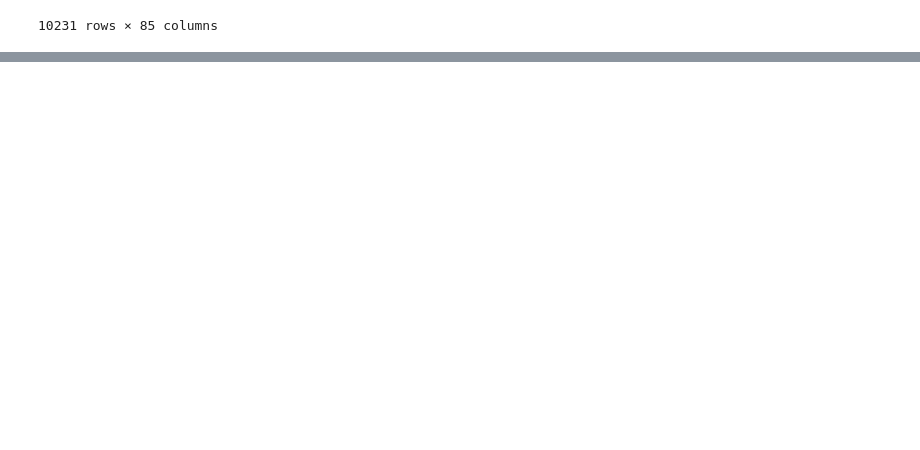
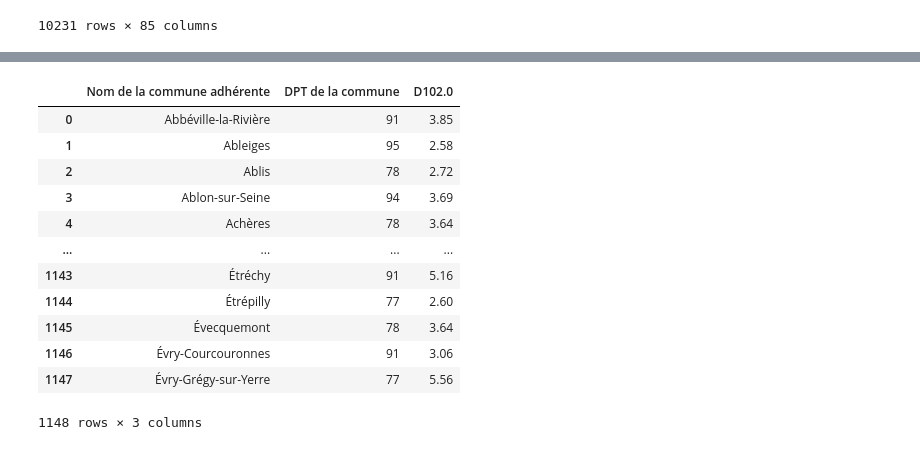
Before and after one commit to Garvoz/AquaVision, a Jupyter notebook: docs/recherche/script_ml.ipynb, the cells around one changed output, grey strips where cells are left out. Drawn from its saved outputs; the diff is of its cells as text; code cells hidden in the pictures; blank space fills up the shorter version.

```diff
--- a/docs/recherche/script_ml.ipynb
+++ b/docs/recherche/script_ml.ipynb
@@ -92,0 +160,2 @@ df_eauP_tarif_2023
+# %%
+mediane = float(df_final[df_final['D102.0'].isna() == False]['D102.0'].str.replace(",", ".").astype(float).median())
@@ -92,0 +166,4 @@ df_eauP_tarif_2023
+# %%
+df_final['D102.0'] = df_final['D102.0'].str.replace(",", ".").astype(float)
+# %%
+df_final = df_final.fillna(mediane)
@@ -92,0 +183,18 @@ df_eauP_tarif_2023
+# %%
+df_final = df_final.groupby('Nom de la commune adhérente').max().reset_index()
+# %%
+df_final
+# %% [output]
+|  | Nom de la commune adhérente | DPT de la commune | D102.0 |
+| 0 | Abbéville-la-Rivière | 91 | 3.85 |
+| 1 | Ableiges | 95 | 2.58 |
+| 2 | Ablis | 78 | 2.72 |
+| 3 | Ablon-sur-Seine | 94 | 3.69 |
+| 4 | Achères | 78 | 3.64 |
+| ... | ... | ... | ... |
+| 1143 | Étréchy | 91 | 5.16 |
+| 1144 | Étrépilly | 77 | 2.60 |
+| 1145 | Évecquemont | 78 | 3.64 |
+| 1146 | Évry-Courcouronnes | 91 | 3.06 |
+| 1147 | Évry-Grégy-sur-Yerre | 77 | 5.56 |
+1148 rows × 3 columns
```
Also changed, not shown: parts of 24 cells of this notebook.
